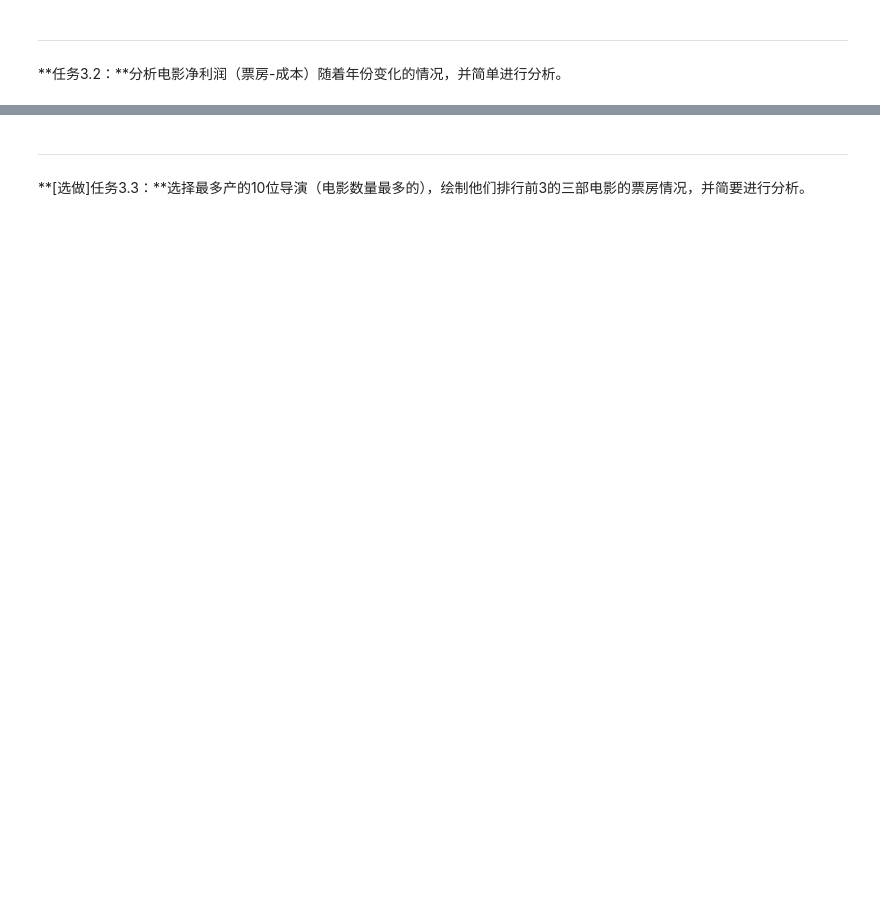
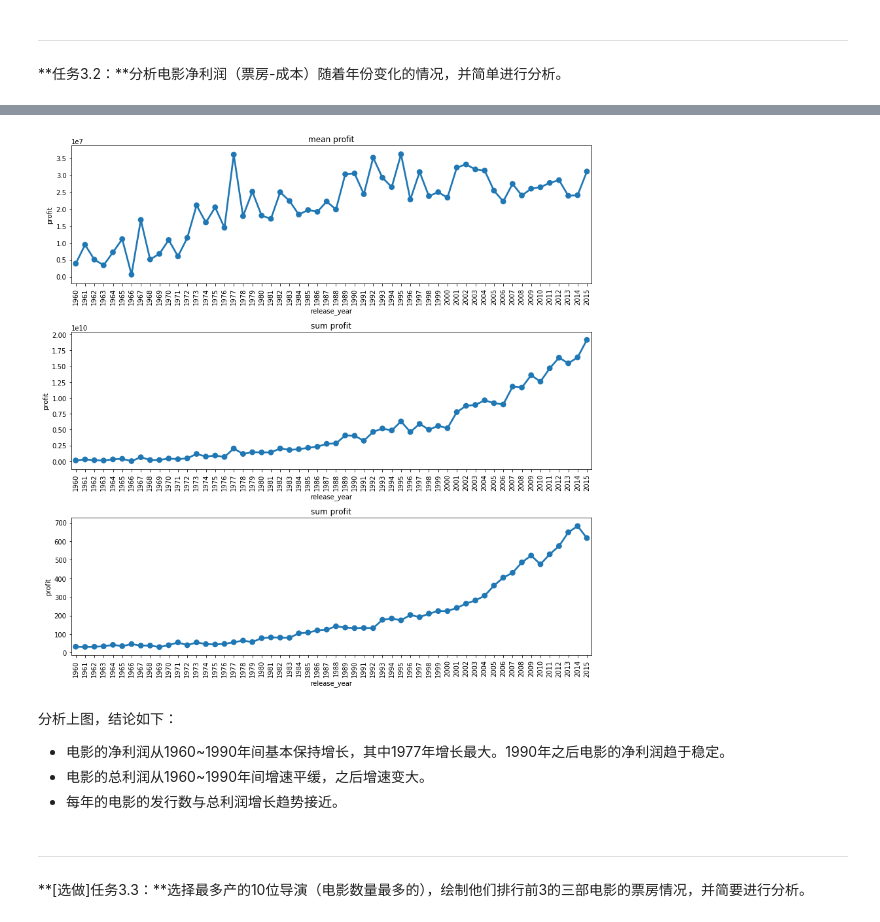
Before and after one commit to yelangya3826850/AIPND-cn, a Jupyter notebook: P2_Explore_Movie_Dataset/Explore Movie Dataset_Solution.ipynb, the cells around one changed output, grey strips where cells are left out. Drawn from its saved outputs; the diff is of its cells as text; code cells hidden in the pictures; blank space fills up the shorter version.

```diff
--- a/P2_Explore_Movie_Dataset/Explore Movie Dataset_Solution.ipynb
+++ b/P2_Explore_Movie_Dataset/Explore Movie Dataset_Solution.ipynb
@@ -369,3 +437,34 @@ Text(0, 0.5, 'profit')
+# %%
+movie_data['profit'] = movie_data['revenue'] - movie_data['budget']
+profit = movie_data.groupby(['release_year'])['profit']
+index = profit.mean().index
+
+plt.figure(figsize=(12, 12))
+
+plt.subplot(3,1,1)
+sb.pointplot(index, profit.mean())
+plt.xticks(rotation=90)
+plt.title('mean profit')
+plt.tight_layout()
+
+plt.subplot(3,1,2)
+sb.pointplot(index, profit.sum())
+plt.xticks(rotation=90)
+plt.title('sum profit')
+plt.tight_layout()
+
+plt.subplot(3,1,3)
+sb.pointplot(index, profit.count())
+plt.xticks(rotation=90)
+plt.title('sum profit')
+plt.tight_layout()
+# %% [output]
+[figure, added]
+# %% [markdown]
+分析上图，结论如下：
+- 电影的净利润从1960~1990年间基本保持增长，其中1977年增长最大。1990年之后电影的净利润趋于稳定。
+- 电影的总利润从1960~1990年间增速平缓，之后增速变大。
+- 每年的电影的发行数与总利润增长趋势接近。
 # %% [markdown]
 ---
 
```
Also changed, not shown: parts of 24 cells of this notebook.
